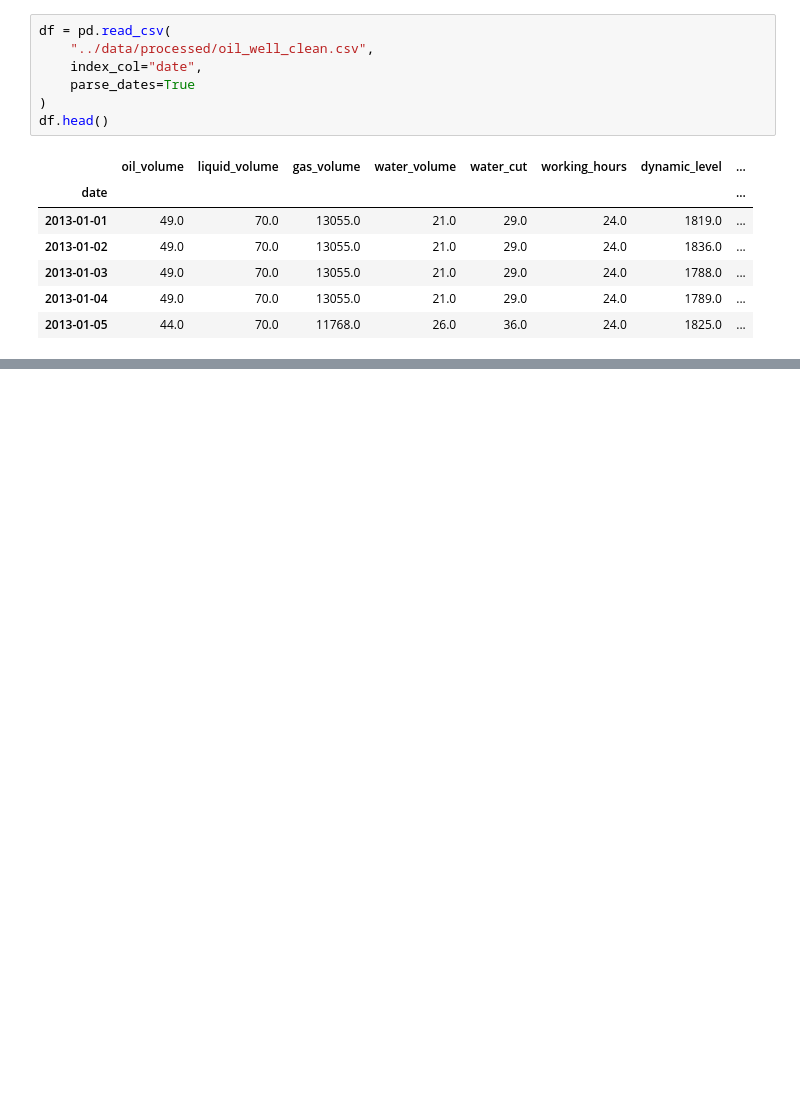
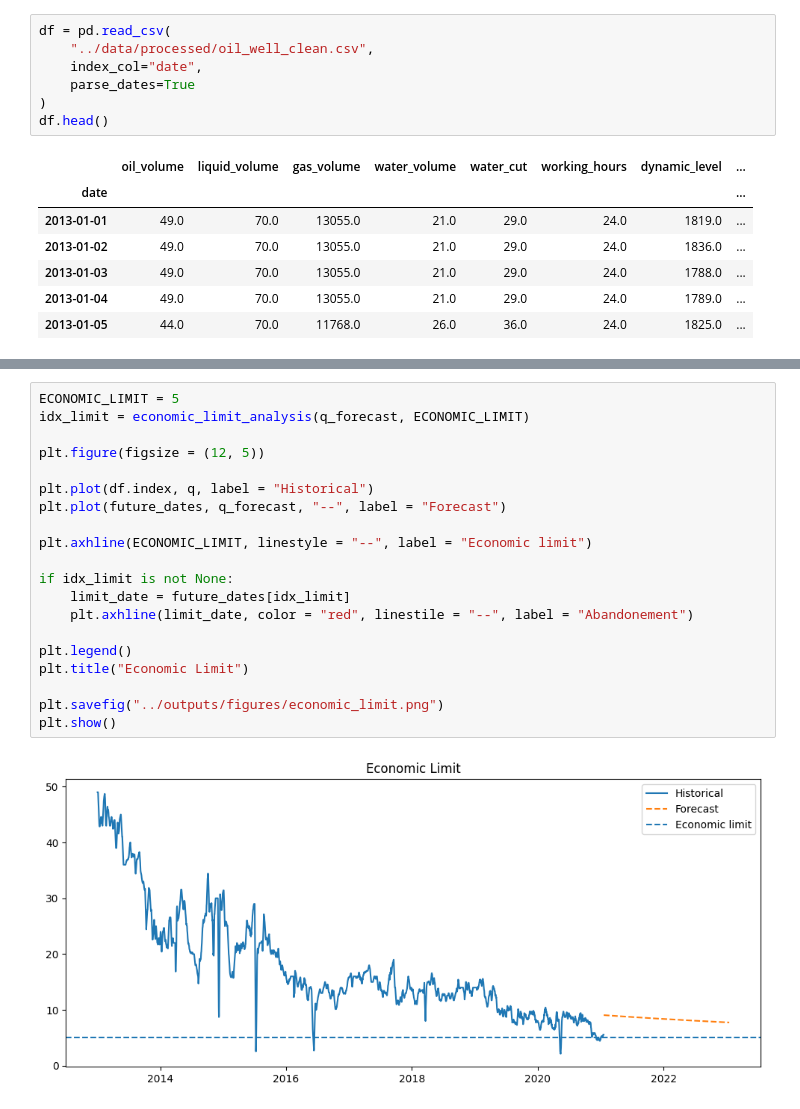
Before and after one commit to Jofregf/oil-well-production-analysis, a Jupyter notebook: notebooks/04_decline_curve_analysis.ipynb, the cells around one changed output, grey strips where cells are left out. Drawn from its saved outputs; the diff is of its cells as text; blank space fills up the shorter version.

```diff
--- a/notebooks/04_decline_curve_analysis.ipynb
+++ b/notebooks/04_decline_curve_analysis.ipynb
@@ -333,0 +127,22 @@ Revenue until economic limit: 426650.6611182537
+# %%
+ECONOMIC_LIMIT = 5
+idx_limit = economic_limit_analysis(q_forecast, ECONOMIC_LIMIT)
+
+plt.figure(figsize = (12, 5))
+
+plt.plot(df.index, q, label = "Historical")
+plt.plot(future_dates, q_forecast, "--", label = "Forecast")
+
+plt.axhline(ECONOMIC_LIMIT, linestyle = "--", label = "Economic limit")
+
+if idx_limit is not None:
+    limit_date = future_dates[idx_limit]
+    plt.axhline(limit_date, color = "red", linestile = "--", label = "Abandonement")
+
+plt.legend()
+plt.title("Economic Limit")
+
+plt.savefig("../outputs/figures/economic_limit.png")
+plt.show()
+# %% [output]
+[figure, added]
```
Also changed, not shown: parts of 44 cells of this notebook, 17 other files.
